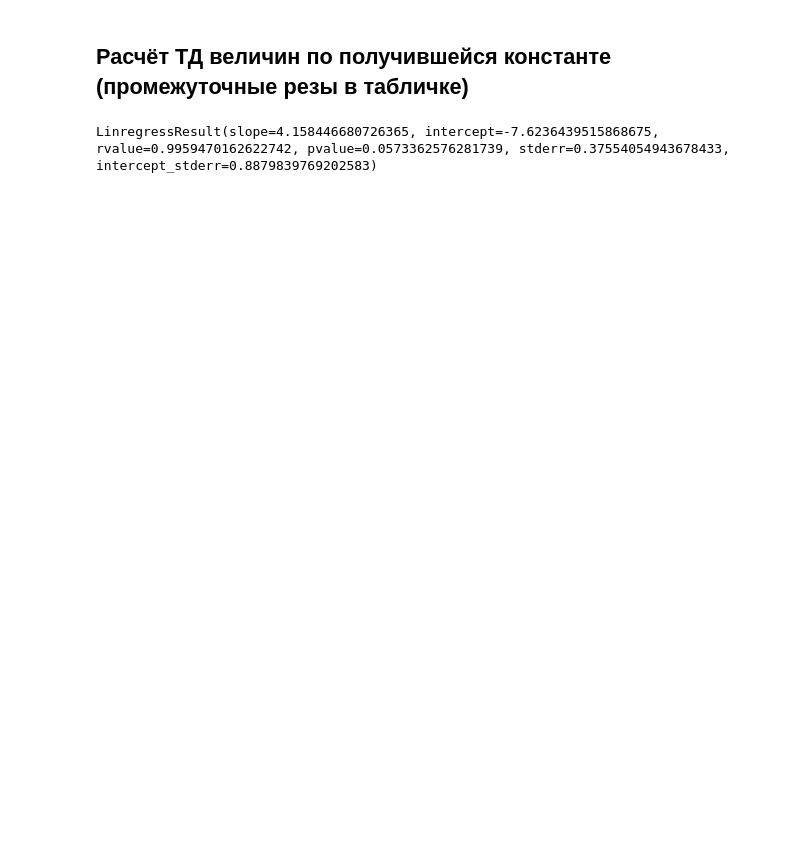
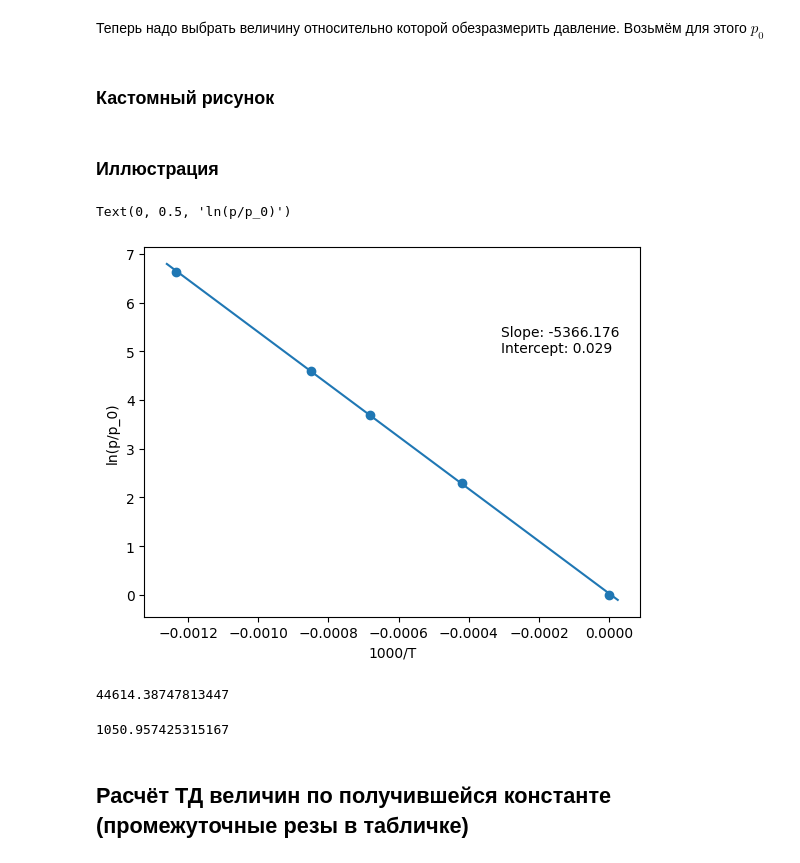
Before and after one commit to a-for-short/labs, a Jupyter notebook: thermod/ГХ-1/isopropanol-rethought.ipynb, the cells around one changed output. Drawn from its saved outputs; the diff is of its cells as text; code cells hidden in the pictures; blank space fills up the shorter version.

Commit message:
added another isopropanol nb to clear the mess (didnt help)

```diff
--- a/thermod/ГХ-1/isopropanol-rethought.ipynb
+++ b/thermod/ГХ-1/isopropanol-rethought.ipynb
@@ -19,6 +23,6 @@ def line_1(y, a, b):
 # %%
-p = np.array([1, 10, 40, 100, 760]) #mmHg
-T = np.array([-26.1, 2.4, 23.8, 39.5, 82.5]) #Celsius
+p = np.array([ 1, 10, 40, 100, 760 ]) #mmHg
+T = np.array([ -26.1, 2.4, 23.8, 39.5, 82.5 ]) #Celsius
 #Convert units of p and T
 T = T + 273.15 #K
-p = p*0.001333224*10**5 #bar
+p = p * 133.322 #pascal
@@ -27,5 +29,51 @@ p = p*0.001333224*10**5 #bar
+# %% [markdown]
+Теперь надо выбрать величину относительно которой обезразмерить давление. Возьмём для этого $p_0$
+# %%
+p_0 = p[0]
+p = p / p_0
+# соответственно
+T_0 = T[0]
+T__1 = 1 / T - 1 / T_0
+# %% [markdown]
+### Кастомный рисунок
+# %%
+def plot_lin_fit(x, y):
+    '''
+    Plots linear
+    '''
+    params = linregress(x, y)
+    x_min = np.min(x)
+    x_max = np.max(x)
+    delt = x_max - x_min
+    y_max = np.max(y)
+    y_min = np.min(y)
+    delty = y_max - y_min
+    x_fine = np.linspace(x_min - delt*0.02, x_max + delt*0.02, 100)
+    plt.plot(x_fine, line(x_fine, params[0], params[1]))
+    move = 0.25
+    plt.annotate(f'Slope: {params[0]:.3f} \nIntercept: {params[1]:.3f}', xy=(x_max - delt*move, y_max - delty* move))
+# %% [markdown]
+### Иллюстрация
+# %%
+fig, ax= plt.subplots()
+ax.scatter(T__1, np.log(p))
+plot_lin_fit(T__1, np.log(p))
+plt.xlabel('1000/T')
+plt.ylabel('ln(p/p_0)')
+# %% [output]
+Text(0, 0.5, 'ln(p/p_0)')
+[figure, added]
 # %%
-p_isopr = 0.01051 #bar
+params = linregress(T__1, np.log(p))
+d_vap_H = -params[0]*8.314
+d_vap_H
+# %% [output]
+44614.38747813447
+# %%
+p_iso = np.exp(- d_vap_H / 8.314*(1 / 273 - 1 / T_0)) * p_0 # Pa
+p_iso
+# %% [output]
+1050.957425315167
 # %% [markdown]
 ## Расчёт ТД величин по получившейся константе (промежуточные резы в табличке)
 # %%
@@ -37,4 +87,0 @@ d_r_H = linregress(1000/T, -np.log(K_p_res))[0]*8.314
-# %%
-linregress(1000/T, -np.log(K_p_res))
-# %% [output]
-LinregressResult(slope=4.158446680726365, intercept=-7.6236439515868675, rvalue=0.9959470162622742, pvalue=0.0573362576281739, stderr=0.37554054943678433, intercept_stderr=0.8879839769202583)
```
Also changed, not shown: parts of 12 cells of this notebook.
